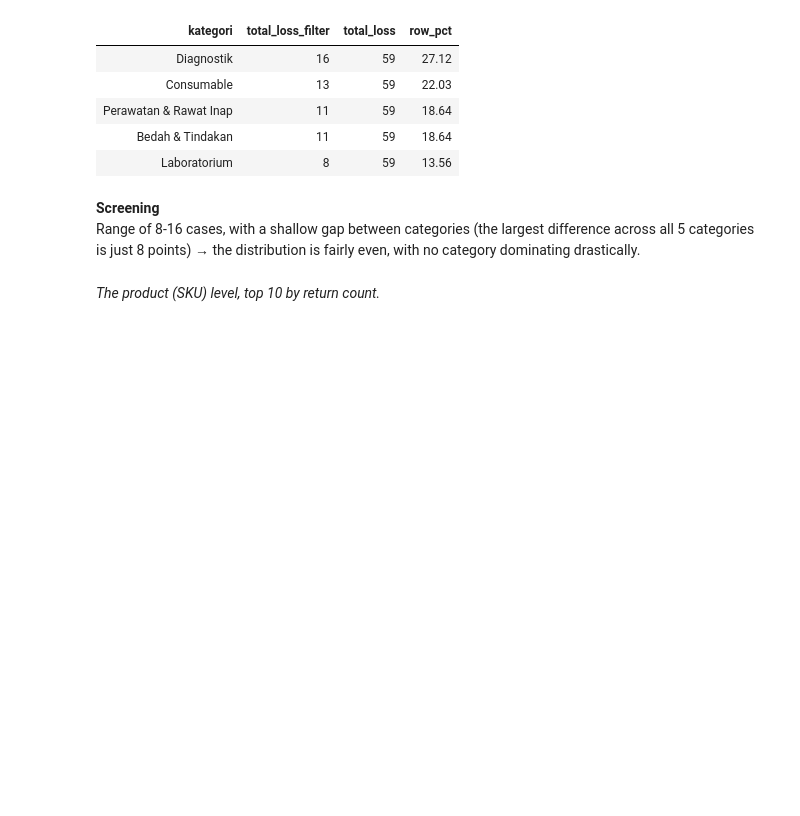
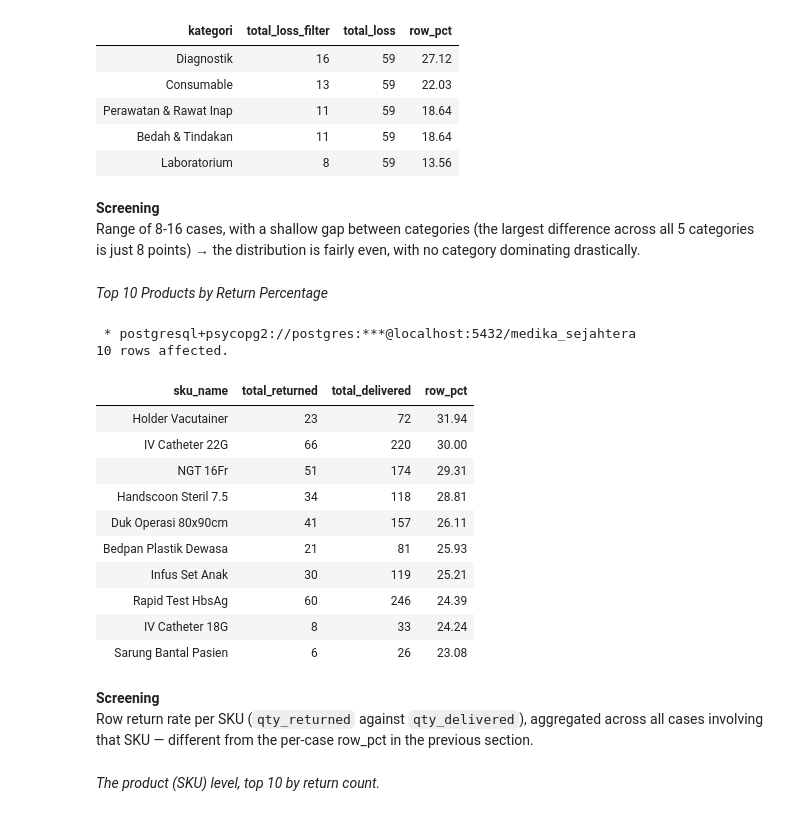
Before and after one commit to Rpfitrah/return-analysis-medika-sejahtera, a Jupyter notebook: Notebook/EDA.ipynb, the cells around one changed output. Saved outputs shown, nothing was run; the diff lists cells and outputs as text; code cells hidden in the pictures; blank space fills up the shorter version.

Commit message:
added pct for qty retur and qty total items

```diff
--- a/Notebook/EDA.ipynb
+++ b/Notebook/EDA.ipynb
@@ -543,6 +543,46 @@ ORDER BY
 # %% [markdown]
 **Screening**
 Range of 8-16 cases, with a shallow gap between categories (the largest difference across all 5 categories is just 8 points) → the distribution is fairly even, with no category dominating drastically.
+# %% [markdown]
+*Top 10 Products by Return Percentage*
+# %%
+%%sql
+
+SELECT
+    rc.sku_name,
+    SUM(rd.qty_returned) AS total_returned,
+    SUM(id.qty_delivered) AS total_delivered,
+    ROUND(SUM(rd.qty_returned)::numeric / NULLIF(SUM(id.qty_delivered),0)::numeric * 100, 2) AS row_pct
+FROM
+    return_cleaned rc
+LEFT JOIN
+    return_data rd
+        ON rc.retur_id = rd.retur_id
+LEFT JOIN
+    invoice_detail id
+        ON rc.invoice_id = id.invoice_id AND rc.sku_name = id.nama_produk
+GROUP BY
+    rc.sku_name
+ORDER BY
+    row_pct DESC
+LIMIT 10
+# %% [output]
+ * postgresql+psycopg2://postgres:***@localhost:5432/medika_sejahtera
+10 rows affected.
+| sku_name | total_returned | total_delivered | row_pct |
+| Holder Vacutainer | 23 | 72 | 31.94 |
+| IV Catheter 22G | 66 | 220 | 30.00 |
+| NGT 16Fr | 51 | 174 | 29.31 |
+| Handscoon Steril 7.5 | 34 | 118 | 28.81 |
+| Duk Operasi 80x90cm | 41 | 157 | 26.11 |
+| Bedpan Plastik Dewasa | 21 | 81 | 25.93 |
+| Infus Set Anak | 30 | 119 | 25.21 |
+| Rapid Test HbsAg | 60 | 246 | 24.39 |
+| IV Catheter 18G | 8 | 33 | 24.24 |
+| Sarung Bantal Pasien | 6 | 26 | 23.08 |
+# %% [markdown]
+**Screening**
+Row return rate per SKU (`qty_returned` against `qty_delivered`), aggregated across all cases involving that SKU — different from the per-case row_pct in the previous section.
 # %% [markdown]
 *The product (SKU) level, top 10 by return count.*
 # %%
```
Also changed, not shown: parts of 3 cells of this notebook.
